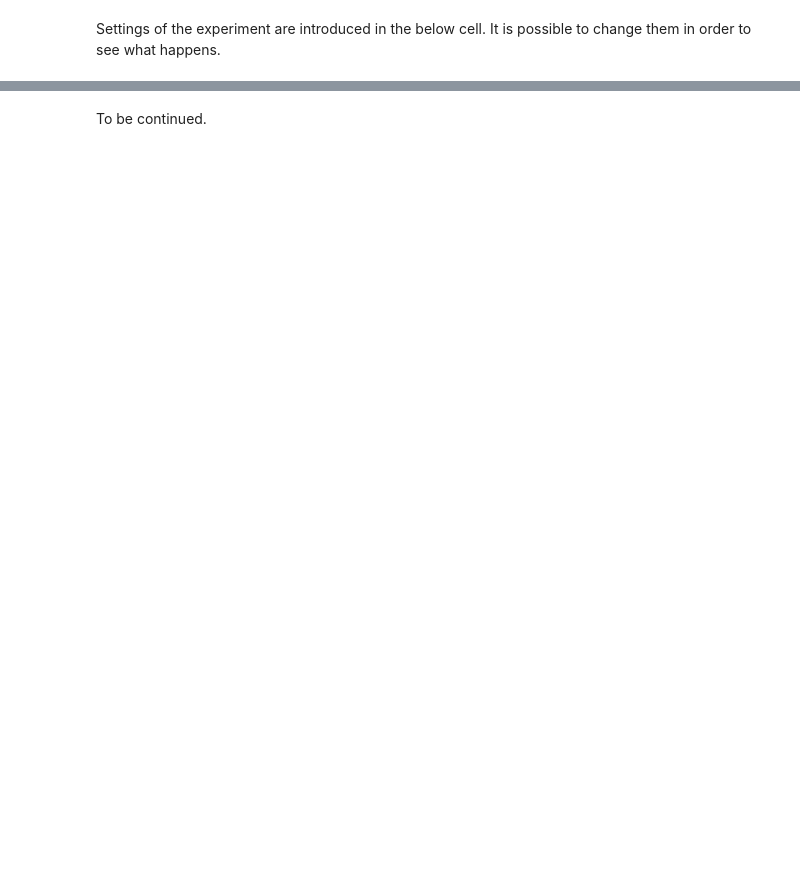
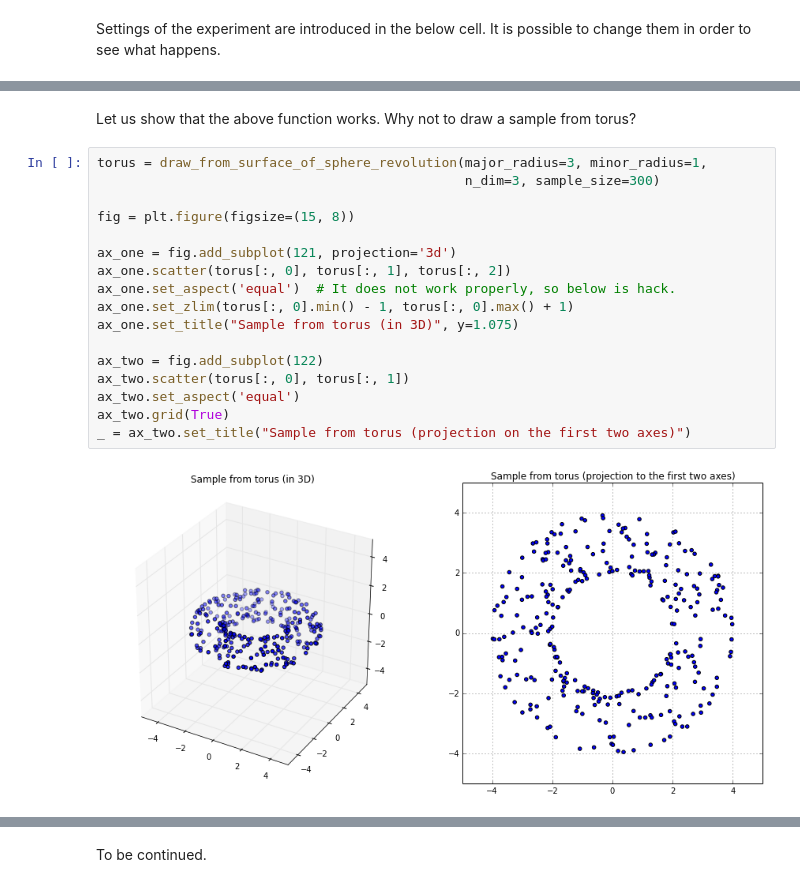
Before and after one commit to Nikolay-Lysenko/presentations, a Jupyter notebook: hard_use_and_abuse/xgboost_vs_nested_shapes.ipynb, the cells around one changed output, grey strips where cells are left out. Drawn from its saved outputs; the diff is of its cells as text; blank space fills up the shorter version.

```diff
--- a/hard_use_and_abuse/xgboost_vs_nested_shapes.ipynb
+++ b/hard_use_and_abuse/xgboost_vs_nested_shapes.ipynb
@@ -223,0 +325,21 @@ _ = ax.set_title('Performance of XGBoost in nested spheres classification')
+# %% [markdown]
+Let us show that the above function works. Why not to draw a sample from torus?
+# %%
+torus = draw_from_surface_of_sphere_revolution(major_radius=3, minor_radius=1,
+                                               n_dim=3, sample_size=300)
+
+fig = plt.figure(figsize=(15, 8))
+
+ax_one = fig.add_subplot(121, projection='3d')
+ax_one.scatter(torus[:, 0], torus[:, 1], torus[:, 2])
+ax_one.set_aspect('equal')  # It does not work properly, so below is hack.
+ax_one.set_zlim(torus[:, 0].min() - 1, torus[:, 0].max() + 1)
+ax_one.set_title("Sample from torus (in 3D)", y=1.075)
+
+ax_two = fig.add_subplot(122)
+ax_two.scatter(torus[:, 0], torus[:, 1])
+ax_two.set_aspect('equal')
+ax_two.grid(True)
+_ = ax_two.set_title("Sample from torus (projection on the first two axes)")
+# %% [output]
+[figure, added]
```
Also changed, not shown: parts of 18 cells of this notebook.
